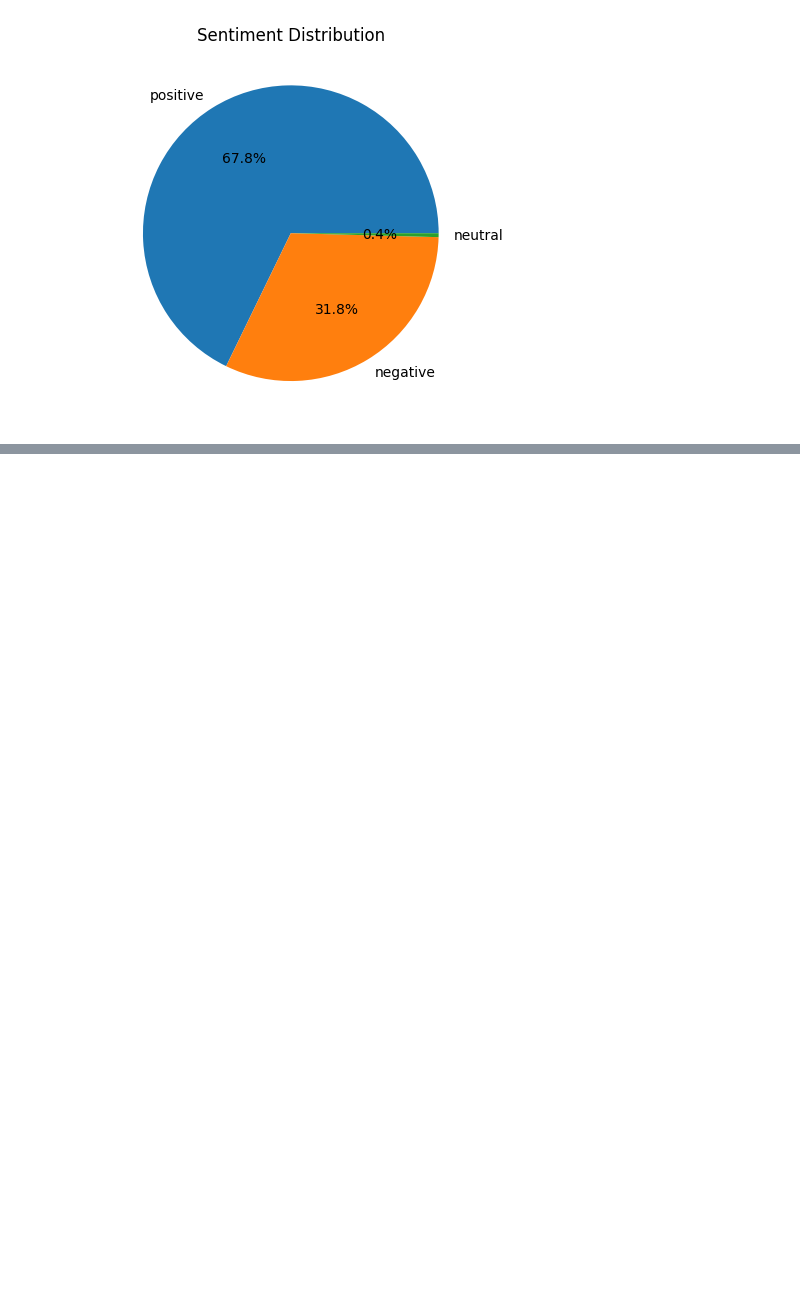
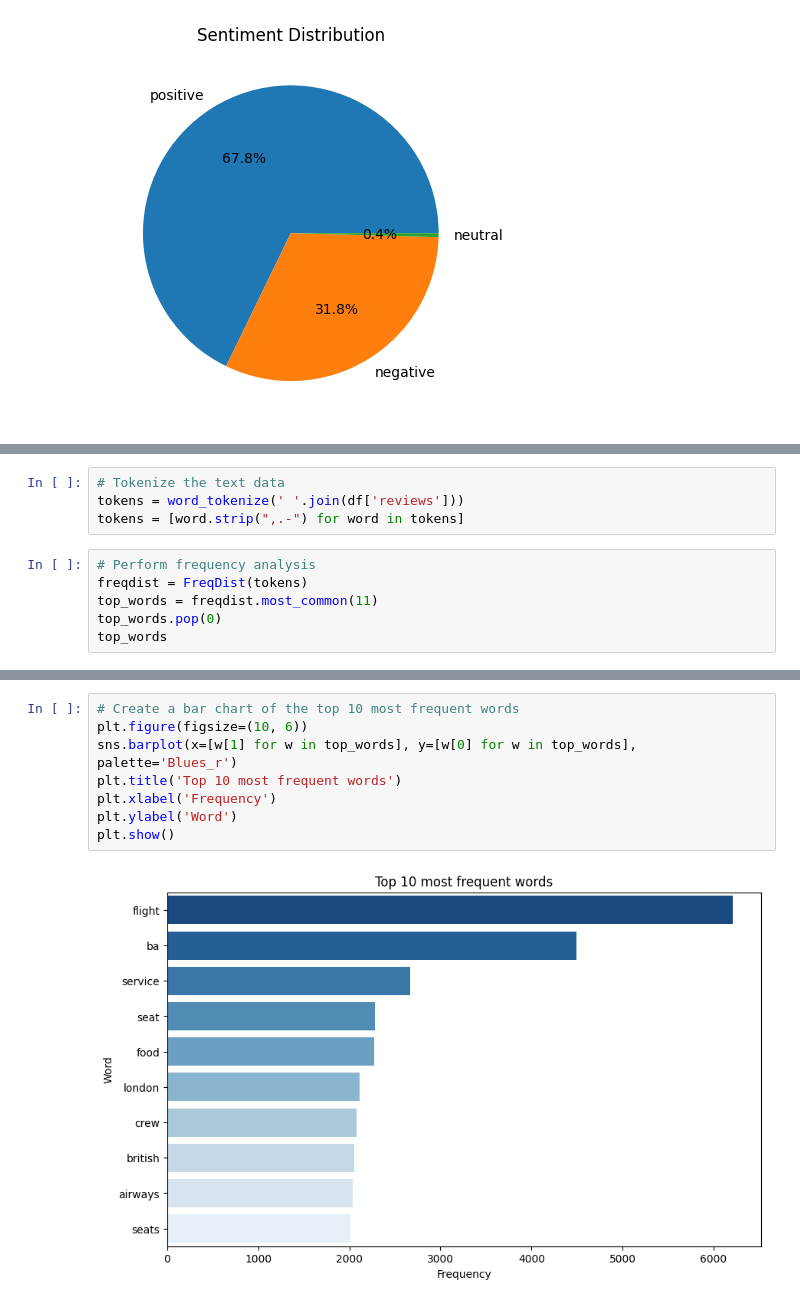
Before and after one commit to Timmy485/Forage_British_Airways, a Jupyter notebook: EDA_and_Visualization.ipynb, the cells around one changed output, grey strips where cells are left out. Cells and saved outputs as stored; diff of their text form; blank space fills up the shorter version.

```diff
--- a/EDA_and_Visualization.ipynb
+++ b/EDA_and_Visualization.ipynb
@@ -215,0 +224,10 @@ Name: count, dtype: int64
+# %%
+# Tokenize the text data
+tokens = word_tokenize(' '.join(df['reviews']))
+tokens = [word.strip(",.-") for word in tokens]
+# %%
+# Perform frequency analysis
+freqdist = FreqDist(tokens)
+top_words = freqdist.most_common(11)
+top_words.pop(0)
+top_words
@@ -215,0 +245,10 @@ Name: count, dtype: int64
+# %%
+# Create a bar chart of the top 10 most frequent words
+plt.figure(figsize=(10, 6))
+sns.barplot(x=[w[1] for w in top_words], y=[w[0] for w in top_words], palette='Blues_r')
+plt.title('Top 10 most frequent words')
+plt.xlabel('Frequency')
+plt.ylabel('Word')
+plt.show()
+# %% [output]
+[figure, added]
```
Also changed, not shown: parts of 17 cells of this notebook.
